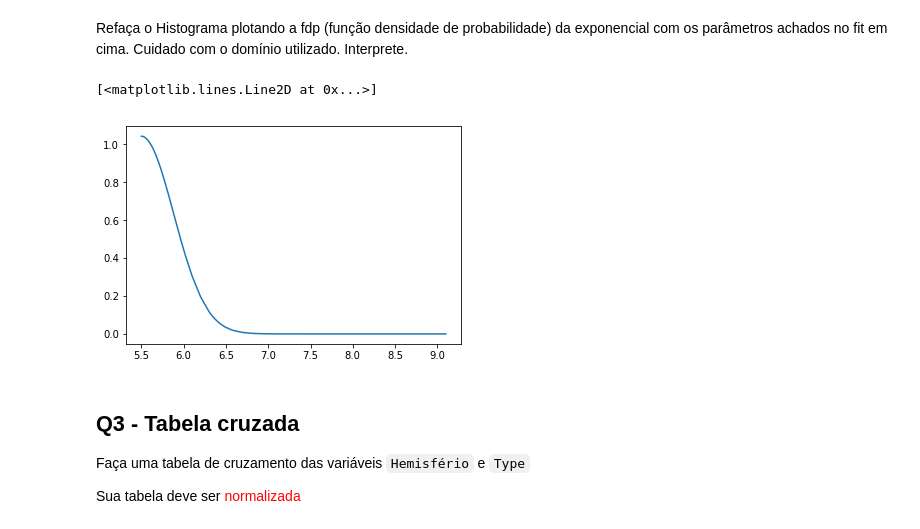
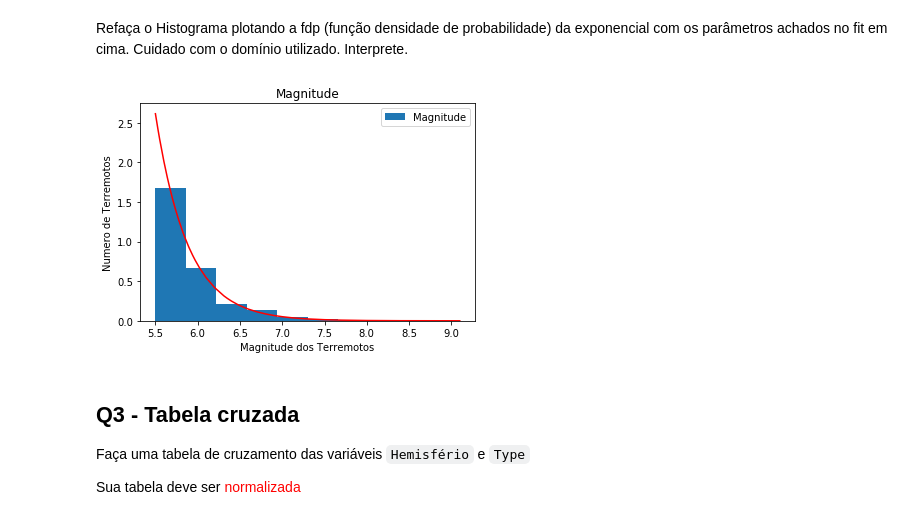
Before and after one commit to gpizzigh/CD-Projeto-1, a Jupyter notebook: APS 5/APS5_alunos.ipynb, the cells around one changed output. Cells and saved outputs as stored; diff of their text form; code cells hidden in the pictures.

```diff
--- a/APS 5/APS5_alunos.ipynb
+++ b/APS 5/APS5_alunos.ipynb
@@ -123,11 +123,22 @@ print(mu, sigma)
 5.49999999967 0.382548648851
 # %% [markdown]
 Refaça o Histograma plotando a fdp (função densidade de probabilidade) da exponencial com os parâmetros achados no fit em cima. Cuidado com o domínio utilizado. Interprete.
-# %%
-plt.plot(sorted(df.Magnitude), stats.norm.pdf(sorted(df.Magnitude), loc = mu, scale = sigma))
-# %% [output]
-[<matplotlib.lines.Line2D at 0x...>]
-[figure, removed]
+# %%
+plt.figure()
+plt.plot(sorted(df.Magnitude), stats.expon.pdf(sorted(df.Magnitude), loc = mu, scale = sigma),color='r')
+#hist = plt.hist(df.Magnitude,normed = False,color= 'blue')7
+df.Magnitude.plot(kind='hist',normed=True,legend=True)
+#plt.ylim(0,15000)
+#plt.xlim(5.5,8.1)
+plt.ylabel("Numero de Terremotos")
+plt.ylabel('Numero de Terremotos')
+plt.xlabel("Magnitude dos Terremotos")
+plt.title("Magnitude")
+plt.show()
+#plt.plot(sorted(df.Magnitude), stats.norm.pdf(sorted(df.Magnitude), loc = mu, scale = sigma),color='r')
+#plt.show()
+# %% [output]
+[figure, added]
 # %% [markdown]
 ## Q3 - Tabela cruzada
 
```
Also changed, not shown: parts of 13 cells of this notebook.
